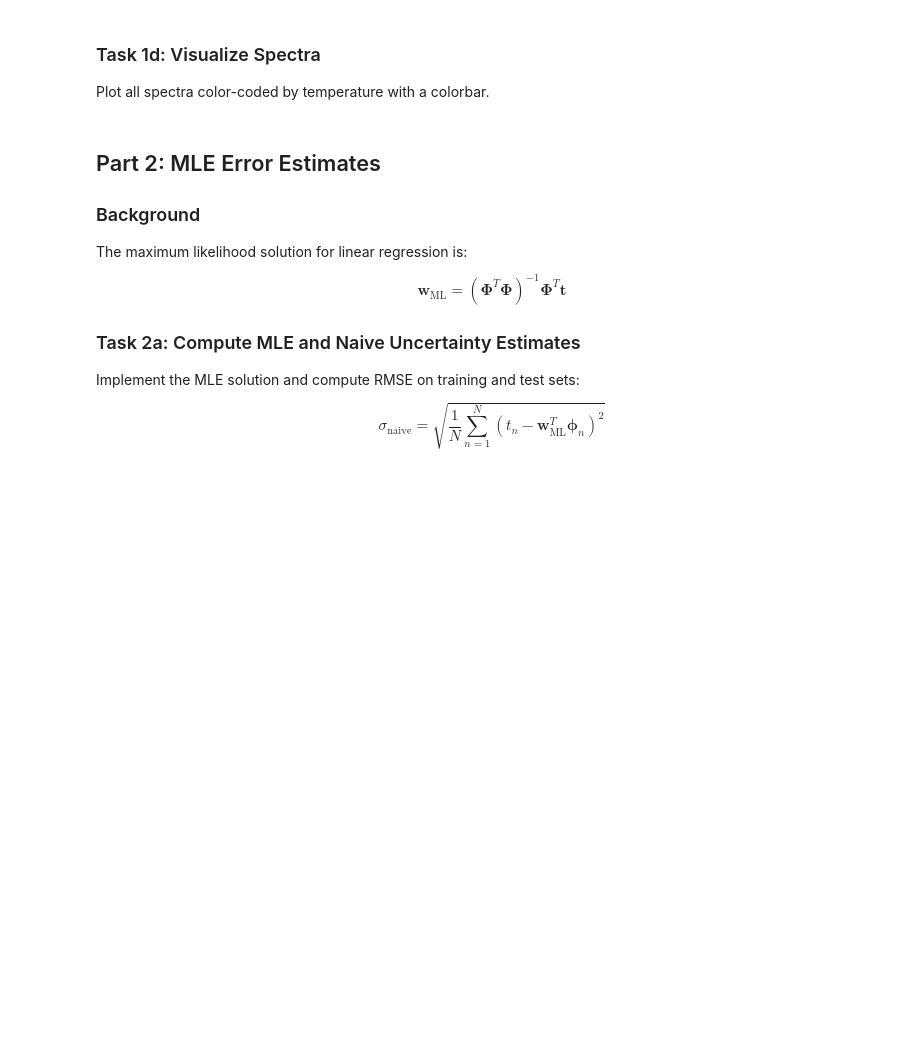
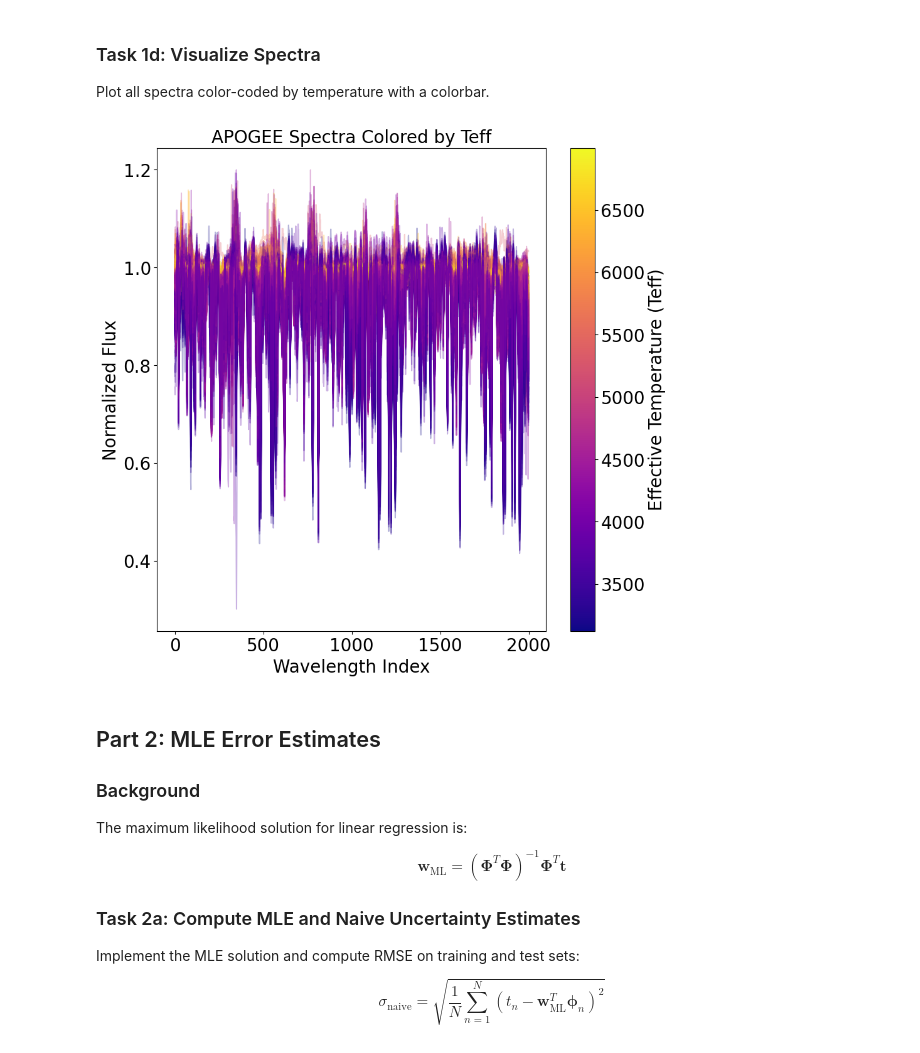
Before and after one commit to NirmalKumarMari/PHYS-434, a Jupyter notebook: lab_6_template.ipynb, the cells around one changed output. Cells and saved outputs as stored; diff of their text form; code cells hidden in the pictures; blank space fills up the shorter version.

```diff
--- a/lab_6_template.ipynb
+++ b/lab_6_template.ipynb
@@ -47,8 +47,16 @@ $$\sigma_{\text{teff}} = 50 + 150 \cdot \frac{T_{\text{eff}} - T_{\text{min}}}{T
 
 This creates uncertainties ranging from 50K (coolest stars) to 200K (hottest stars).
 # %%
-# TODO: Load 'dataset_apogee_spectra.npz' and extract arrays
-# TODO: Calculate teff_min, teff_max from teff_array
-# TODO: Calculate sigma_teff using formula: 50 + 150 * (teff - min)/(max - min)
-# TODO: Create teff_observed = teff_array + np.random.normal(0, sigma_teff)
-# TODO: Print summary statistics
+# Load 'dataset_apogee_spectra.npz' and extract arrays
+data = np.load('dataset_apogee_spectra.npz')
+spectra_array = data['spectrum_array']
+teff_array = data['teff_array']
+# Calculate teff_min, teff_max from teff_array
+teff_min = np.min(teff_array)
+teff_max = np.max(teff_array)
+# Calculate sigma_teff using formula: 50 + 150 * (teff - min)/(max - min)
+sigma_teff = 50 + 150 * (teff_array - teff_min) / (teff_max - teff_min)
+# Create teff_observed = teff_array + np.random.normal(0, sigma_teff)
+teff_observed = teff_array + np.random.normal(0, sigma_teff)
+# Print summary statistics
+print(f"Teff Observed - Min: {np.min(teff_observed)}, Max: {np.max(teff_observed)}, Mean: {np.mean(teff_observed)}, Std: {np.std(teff_observed)}")
@@ -78,10 +99,25 @@ Split data into 80% training and 20% testing, including uncertainties.
 
 Plot all spectra color-coded by temperature with a colorbar.
 # %%
-# TODO: colors = plt.cm.plasma((teff_array - teff_min) / (teff_max - teff_min))
-# TODO: Loop: ax.plot(wavelength, spectra[i], color=colors[i], alpha=0.3)
-# TODO: Add colorbar with ScalarMappable
-# TODO: Set labels and show
+# Plot all spectra color-coded by temperature with a colorbar
+colors = plt.cm.plasma((teff_array - teff_min) / (teff_max - teff_min))
+# Loop: ax.plot(wavelength, spectra[i], color=colors[i], alpha=0.3)
+wavelength = np.arange(spectra_array.shape[1])  # Assuming wavelength indices
+fig, ax = plt.subplots()
+for i in range(spectra_array.shape[0]):
+    ax.plot(wavelength, spectra_array[i], color=colors[i], alpha=0.3)
+# Add colorbar with ScalarMappable
+sm = plt.cm.ScalarMappable(cmap='plasma', norm=plt.Normalize(vmin=teff_min, vmax=teff_max))
+sm.set_array([])
+cbar = plt.colorbar(sm, ax=ax)
+cbar.set_label('Effective Temperature (Teff)')
+# Set labels and show
+ax.set_xlabel('Wavelength Index')
+ax.set_ylabel('Normalized Flux')
+ax.set_title('APOGEE Spectra Colored by Teff')
+plt.show()
+# %% [output]
+[figure, added]
 # %% [markdown]
 ## Part 2: MLE Error Estimates
 
```
Also changed, not shown: parts of 19 cells of this notebook.
